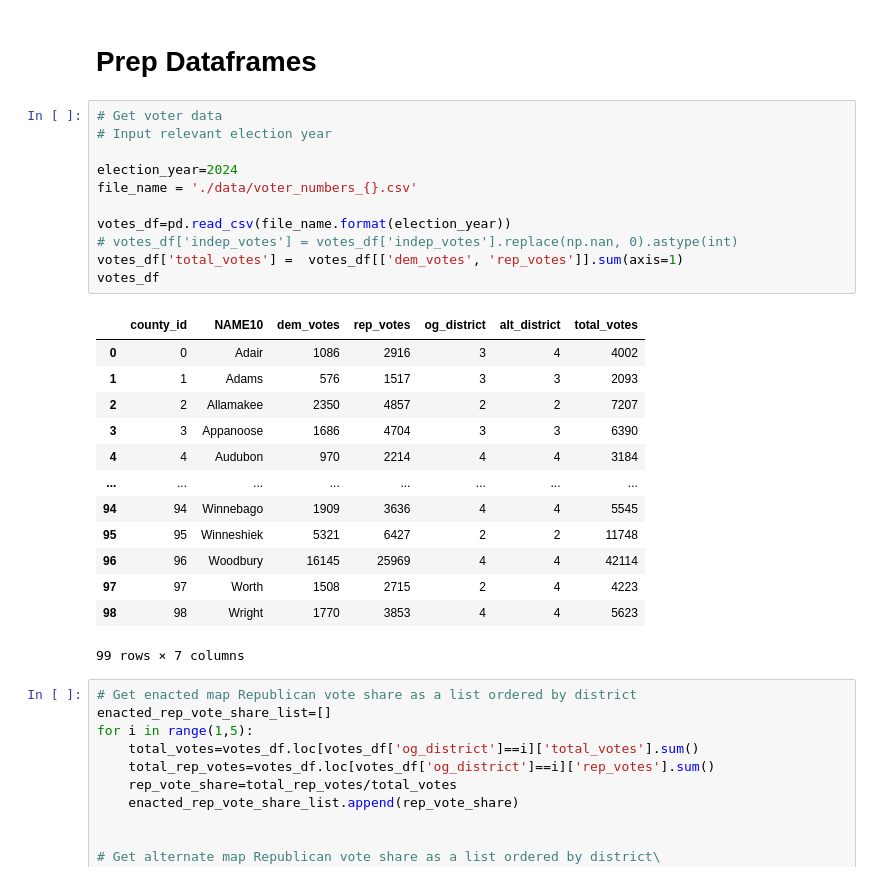
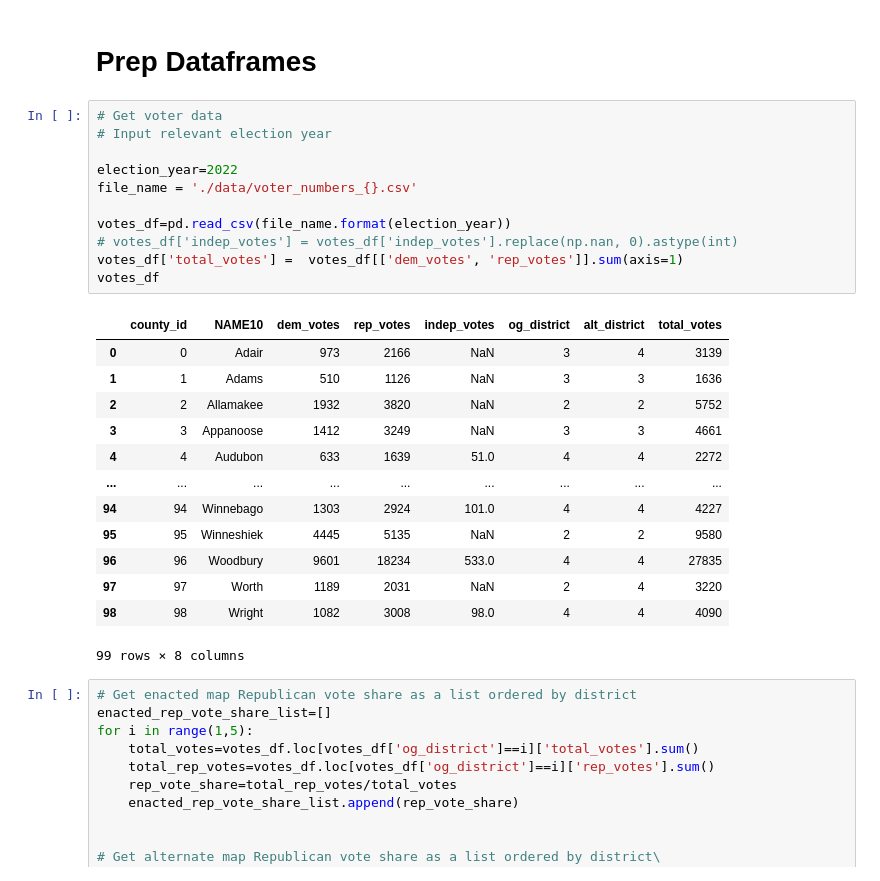
Before and after one commit to stefaniegwangphd/ia-redistricting, a Jupyter notebook: election_analysis.ipynb, the cells around one changed output. Drawn from its saved outputs; the diff is of its cells as text.

```diff
--- a/election_analysis.ipynb
+++ b/election_analysis.ipynb
@@ -17,28 +17,28 @@ import math
 # %%
 # Get voter data
 # Input relevant election year
 
-election_year=2024
+election_year=2022
 file_name = './data/voter_numbers_{}.csv'
 
 votes_df=pd.read_csv(file_name.format(election_year))
 # votes_df['indep_votes'] = votes_df['indep_votes'].replace(np.nan, 0).astype(int)
 votes_df['total_votes'] =  votes_df[['dem_votes', 'rep_votes']].sum(axis=1)
 votes_df
 # %% [output]
-|  | county_id | NAME10 | dem_votes | rep_votes | og_district | alt_district | total_votes |
-| 0 | 0 | Adair | 1086 | 2916 | 3 | 4 | 4002 |
-| 1 | 1 | Adams | 576 | 1517 | 3 | 3 | 2093 |
-| 2 | 2 | Allamakee | 2350 | 4857 | 2 | 2 | 7207 |
-| 3 | 3 | Appanoose | 1686 | 4704 | 3 | 3 | 6390 |
-| 4 | 4 | Audubon | 970 | 2214 | 4 | 4 | 3184 |
-| ... | ... | ... | ... | ... | ... | ... | ... |
-| 94 | 94 | Winnebago | 1909 | 3636 | 4 | 4 | 5545 |
-| 95 | 95 | Winneshiek | 5321 | 6427 | 2 | 2 | 11748 |
-| 96 | 96 | Woodbury | 16145 | 25969 | 4 | 4 | 42114 |
-| 97 | 97 | Worth | 1508 | 2715 | 2 | 4 | 4223 |
-| 98 | 98 | Wright | 1770 | 3853 | 4 | 4 | 5623 |
+|  | county_id | NAME10 | dem_votes | rep_votes | indep_votes | og_district | alt_district | total_votes |
+| 0 | 0 | Adair | 973 | 2166 | NaN | 3 | 4 | 3139 |
+| 1 | 1 | Adams | 510 | 1126 | NaN | 3 | 3 | 1636 |
+| 2 | 2 | Allamakee | 1932 | 3820 | NaN | 2 | 2 | 5752 |
+| 3 | 3 | Appanoose | 1412 | 3249 | NaN | 3 | 3 | 4661 |
+| 4 | 4 | Audubon | 633 | 1639 | 51.0 | 4 | 4 | 2272 |
+| ... | ... | ... | ... | ... | ... | ... | ... | ... |
+| 94 | 94 | Winnebago | 1303 | 2924 | 101.0 | 4 | 4 | 4227 |
+| 95 | 95 | Winneshiek | 4445 | 5135 | NaN | 2 | 2 | 9580 |
+| 96 | 96 | Woodbury | 9601 | 18234 | 533.0 | 4 | 4 | 27835 |
+| 97 | 97 | Worth | 1189 | 2031 | NaN | 2 | 4 | 3220 |
+| 98 | 98 | Wright | 1082 | 3008 | 98.0 | 4 | 4 | 4090 |
-99 rows × 7 columns
+99 rows × 8 columns
 # %%
 # Get enacted map Republican vote share as a list ordered by district
 enacted_rep_vote_share_list=[]
```
Also changed, not shown: parts of 14 cells of this notebook, 3 other files.
